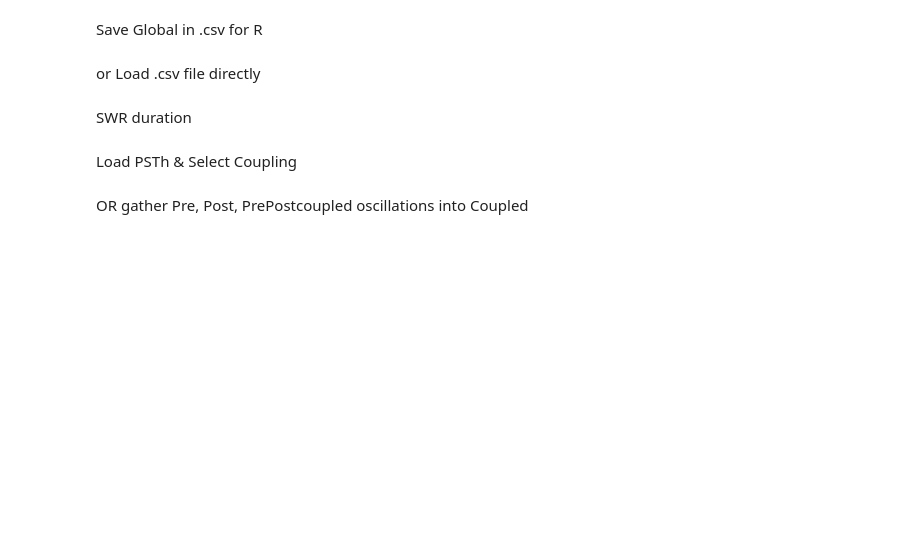
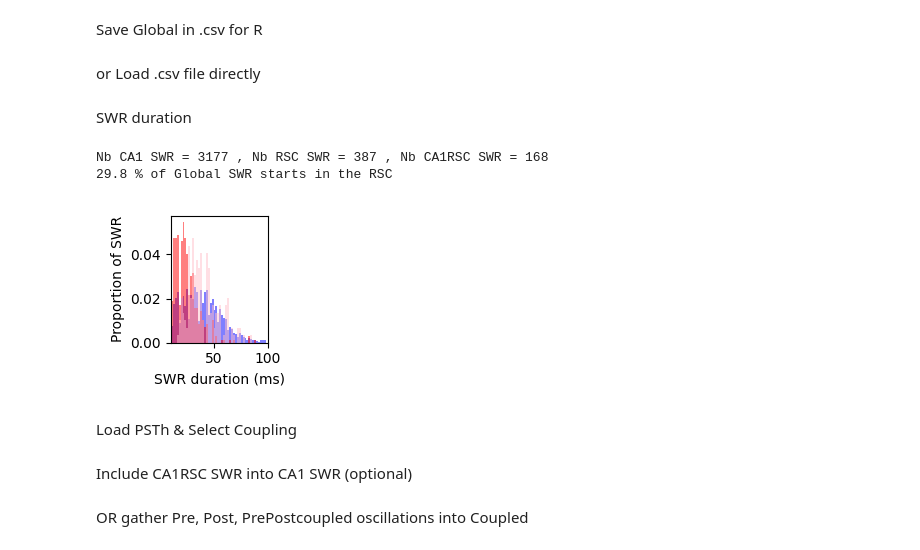
Before and after one commit to melodieborel/HayLabAnalysis, a Jupyter notebook: python/_MINIOE_6_plot_activity_and_reactivation.ipynb, the cells around one changed output. Drawn from its saved outputs; the diff is of its cells as text; code cells hidden in the pictures; blank space fills up the shorter version.

```diff
--- a/python/_MINIOE_6_plot_activity_and_reactivation.ipynb
+++ b/python/_MINIOE_6_plot_activity_and_reactivation.ipynb
@@ -865,10 +942,10 @@ Add & save Assembly main identity
 df_CellAss_ID_ = pd.merge(df_CellAss,df_CellAss_uniqAss_Mod[['Assembly_ID', 'Assembly_Neurons_ID','Modulated_in_Post']], on='Assembly_ID', how='outer')
 df_CellAss_ID = pd.merge(df_CellAss_ID_,df_SpCellAss_uniqAss_Mod2[['Assembly_ID', 'Assembly_Spatial_ID', 'Modulated_in_AW']], on='Assembly_ID', how='outer')
 
-filenameOut = Path(dfilepath).parent / f'CellAssembly_Global_ID.pkl'
+filenameOut = Path(path4).parent / f'CellAssembly_Global_ID.pkl'
 with open(filenameOut, 'wb') as pickle_file:
     pickle.dump(df_CellAss_ID, pickle_file)
-filenameOut = Path(dfilepath).parent / f'CellAssembly_Global_ID.xlsx'
+filenameOut = Path(path4).parent / f'CellAssembly_Global_ID.xlsx'
 with pd.ExcelWriter(filenameOut) as writer:
     df_CellAss_ID.to_excel(writer, index=False)
 # %% [markdown]
@@ -1056,6 +1169,7 @@ path=f"//10.69.168.1/crnldata/forgetting/Aurelie/MiniscopeOE_analysis/Exploratio
 # %%
-dfilepath=f"//10.69.168.1/crnldata/forgetting/Aurelie/MiniscopeOE_analysis/Exploration_task/{Analysisfolder}/CellAssembly_Global_ID.pkl"
-with open(dfilepath, 'rb') as pickle_file:
+path5=f"/crnldata/forgetting/Aurelie/MiniscopeOE_analysis/Exploration_task/{analysisfolder5}/" #//10.69.168.1
+path4b=f"/crnldata/forgetting/Aurelie/MiniscopeOE_analysis/Exploration_task/{analysisfolder4}/CellAssembly_Global_ID.pkl" #//10.69.168.1
+with open(path4b, 'rb') as pickle_file:
     df_CellAss_ID = pickle.load(pickle_file)
 # %% [markdown]
 Save Global in .csv for R
@@ -1089,26 +1226,34 @@ SPDL.to_csv(f"{path}/Spdl_Global_ID.csv", index=False)
 # %% [markdown]
 or Load .csv file directly
 # %%
-SWR = pd.read_csv(f"{path}/SWR_Global_ID.csv")
-SPDL = pd.read_csv(f"{path}/Spdl_Global_ID.csv")
+SWR = pd.read_csv(f"{path5}/SWR_Global_ID.csv")
+SPDL = pd.read_csv(f"{path5}/Spdl_Global_ID.csv")
 # %% [markdown]
 SWR duration
 # %%
 SWR = SWR.dropna(subset=['Assembly_Spatial_ID'])
 SWR_unique = SWR.drop_duplicates(subset=['SWR_ID'])
 CA1=SWR_unique[SWR_unique['SWRStartLocation']=='CA1']
 CA1=CA1[CA1['GlobalSWR']=='Local']
 RSC=SWR_unique[SWR_unique['SWRStartLocation']=='RSC']
 RSC=RSC[RSC['GlobalSWR']=='Local']
 CA1RSC=SWR_unique[SWR_unique['GlobalSWR']=='Global']
 
 plt.close('all')
-CA1['SWRDuration'].hist(bins=75, color='b', alpha=0.5, grid=False, density=True, figsize=(2,2))
-RSC['SWRDuration'].hist(bins=75, color='r', alpha=0.5, grid=False, density=True, figsize=(2,2))
-CA1RSC['SWRDuration'].hist(bins=75, color='y', alpha=0.5, grid=False, density=True, figsize=(2,2))
+CA1['SWRDuration'].hist(bins=50, range=[10, 100], color='b', alpha=0.5, grid=False, density=True, figsize=(2,2))
+RSC['SWRDuration'].hist(bins=50, range=[10, 100], color='r', alpha=0.5, grid=False, density=True, figsize=(2,2))
+CA1RSC['SWRDuration'].hist(bins=50, range=[10, 100], color='pink', alpha=0.5, grid=False, density=True, figsize=(2,2))
+plt.xlabel('SWR duration (ms)')
+plt.ylabel('Proportion of SWR')
+plt.xlim([10, 100])
 print('Nb CA1 SWR =', len(CA1),', Nb RSC SWR =', len(RSC),', Nb CA1RSC SWR =', len(CA1RSC))
 print(np.round(len(CA1RSC[CA1RSC['SWRStartLocation']=='RSC'])/len(CA1RSC)*100, 1), '% of Global SWR starts in the RSC')
+plt.tight_layout()
 plt.show()
+# %% [output]
+Nb CA1 SWR = 3177 , Nb RSC SWR = 387 , Nb CA1RSC SWR = 168
+29.8 % of Global SWR starts in the RSC
+[figure, added]
 # %% [markdown]
 Load PSTh & Select Coupling
 # %%
@@ -1129,2 +1274,4 @@ for Osc in Oscillations:
         with open(filename, 'rb') as pickle_file:
             locals()[f'{Osc}_{ctx}'] = dict(pickle.load(pickle_file))
+# %% [markdown]
+Include CA1RSC SWR into CA1 SWR (optional)
```
Also changed, not shown: parts of 52 cells of this notebook, 8 other files.
